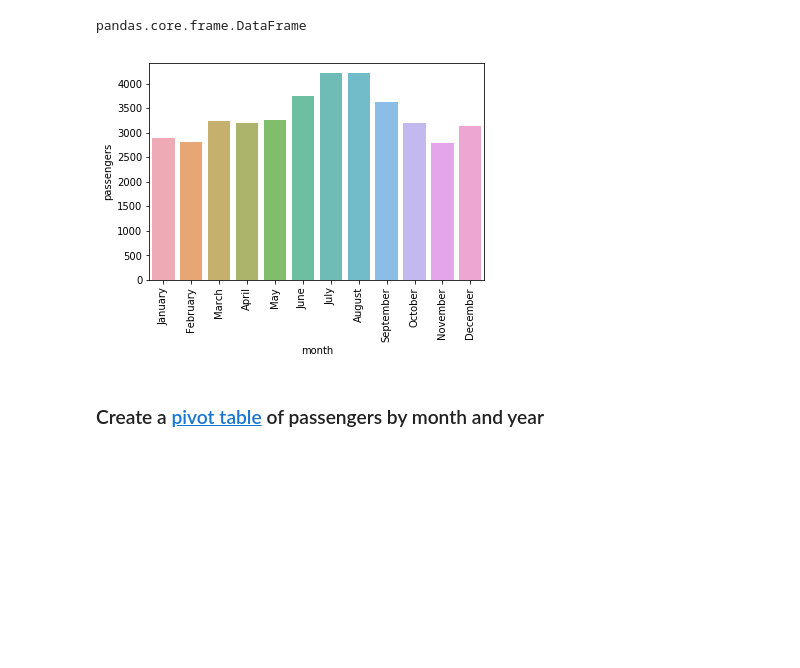
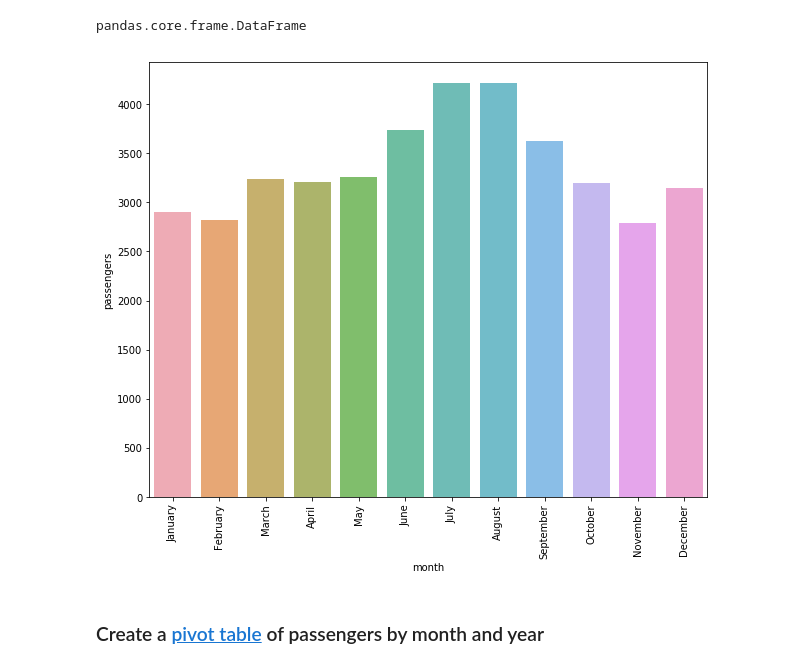
Before and after one commit to bloominstituteoftechnology/DS-Sprint-02-Storytelling-With-Data, a Jupyter notebook: module2-choose-appropriate-visualizations/LS_DS_122_Choose_appropriate_visualizations.ipynb, the cells around one changed output. Cells and saved outputs as stored; diff of their text form; code cells hidden in the pictures; blank space fills up the shorter version.

```diff
--- a/module2-choose-appropriate-visualizations/LS_DS_122_Choose_appropriate_visualizations.ipynb
+++ b/module2-choose-appropriate-visualizations/LS_DS_122_Choose_appropriate_visualizations.ipynb
@@ -346,10 +348,11 @@ type(total_pass)
 pandas.core.frame.DataFrame
 # %%
 # sns.catplot('month', 'passengers', data=total_pass, kind='bar')
+plt.figure(figsize=(10,8))
 sns.barplot(total_pass.index, total_pass.passengers, alpha=0.8);
 plt.xticks(rotation=90);
 # %% [output]
-[figure, old version]
+[figure, new version]
 # %% [markdown]
 ### Create a [pivot table](https://pandas.pydata.org/pandas-docs/stable/generated/pandas.DataFrame.pivot_table.html) of passengers by month and year
 # %%
```
Also changed, not shown: parts of 3 cells of this notebook.
